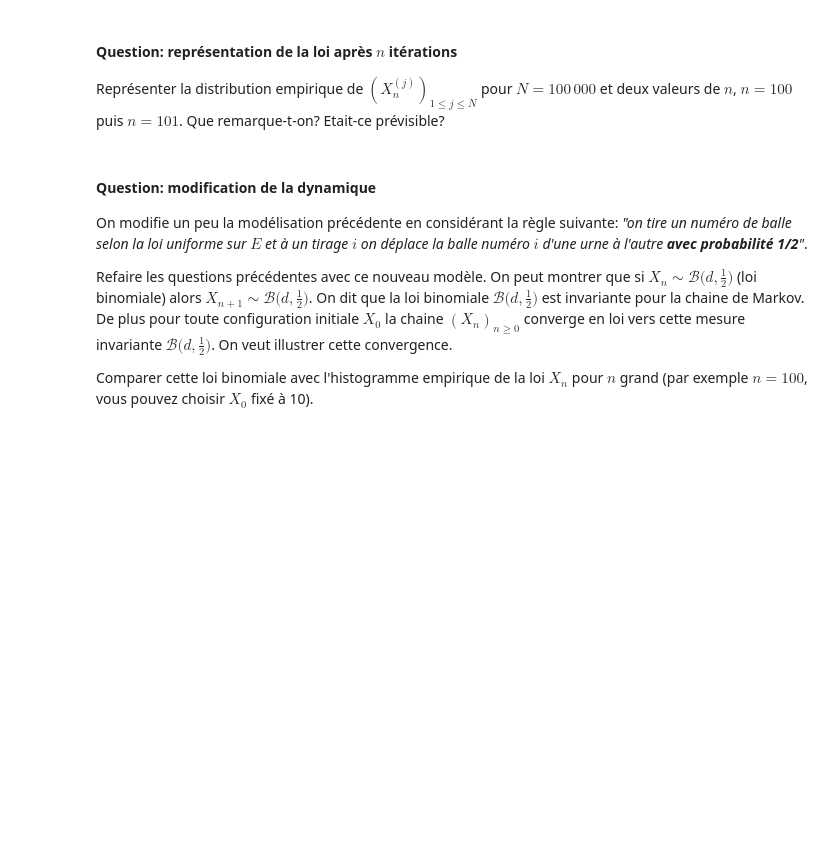
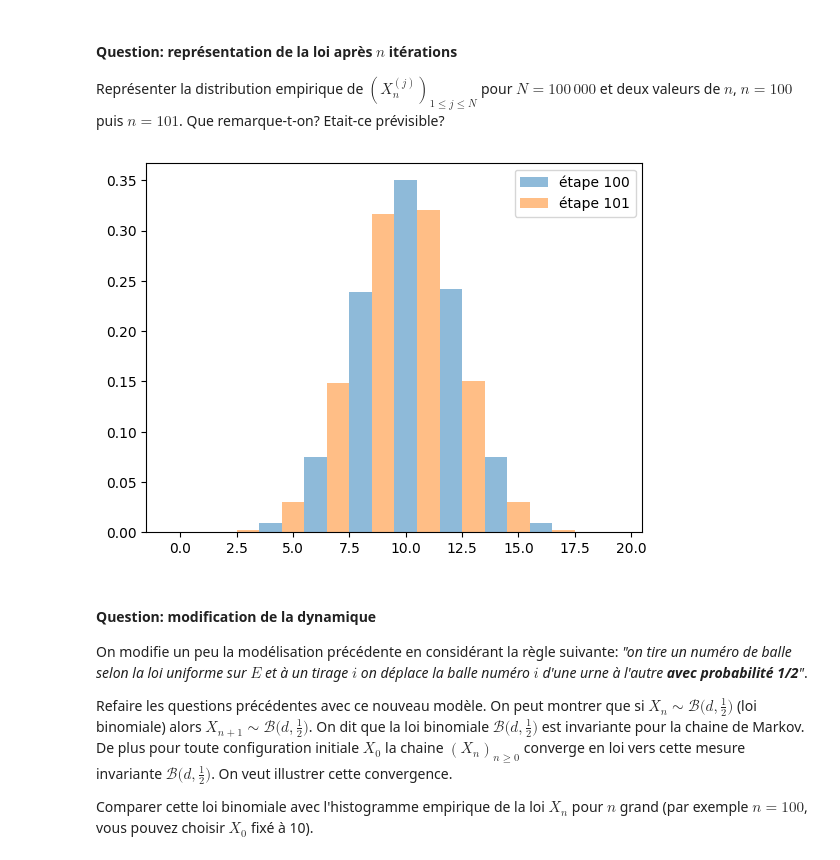
Before and after one commit to RoxaneC/M1-MATHS, a Jupyter notebook: Probabilités_Numériques/TP2/TP2 Sujet.ipynb, the cells around one changed output. Drawn from its saved outputs; the diff is of its cells as text; code cells hidden in the pictures; blank space fills up the shorter version.

```diff
--- a/Probabilités_Numériques/TP2/TP2 Sujet.ipynb
+++ b/Probabilités_Numériques/TP2/TP2 Sujet.ipynb
@@ -185,3 +214,20 @@ En utilisant le type `list` initaliser les listes `E` et `A_0`, puis programmer
 #### Question: pour manipuler le type `set`
 
 Reprendre la question précédente avec le type `set` et les méthodes associées: `add` et `remove`.
+# %%
+E = {i for i in range(1,d+1)}
+A_0 = {i for i in range(1,11)}
+B_0 = E-A_0
+print("E : ", E, "\nA_0 : ", A_0 ,"\nB_0 : ", B_0)
+
+A_n = set(A_0)
+
+for k in range(n):
+    i = rng.choice(list(E))
+    if i in A_n:
+        A_n.remove(i)
+    else:
+        A_n.add(i)
+
+B_n = E-A_n
+print("\nA_n : ", A_n ,"\nB_n : ", B_n)
@@ -215,6 +307,19 @@ Reproduire le graphe suivant qui représente l'évolution de 5 trajectoires de $
 #### Question: représentation de la loi après $n$ itérations
 
 Représenter la distribution empirique de $(X^{(j)}_n)_{1 \le j \le N}$ pour $N=100\,000$ et deux valeurs de $n$, $n = 100$ puis $n = 101$. Que remarque-t-on? Etait-ce prévisible?
+# %%
+n=101
+N=100_000
+x0 = 10
+traj = ehrenfest(x0,n,N)
+
+plt.hist(traj[:,100], bins=np.arange(-0.5,20.5,1), density=True, label="étape 100", alpha=0.5)
+plt.hist(traj[:,101], bins=np.arange(-0.5,20.5,1), density=True, label="étape 101", alpha=0.5)
+
+plt.legend()
+plt.show()
+# %% [output]
+[figure, added]
 # %% [markdown]
 #### Question: modification de la dynamique
 
```
Also changed, not shown: parts of 13 cells of this notebook.
